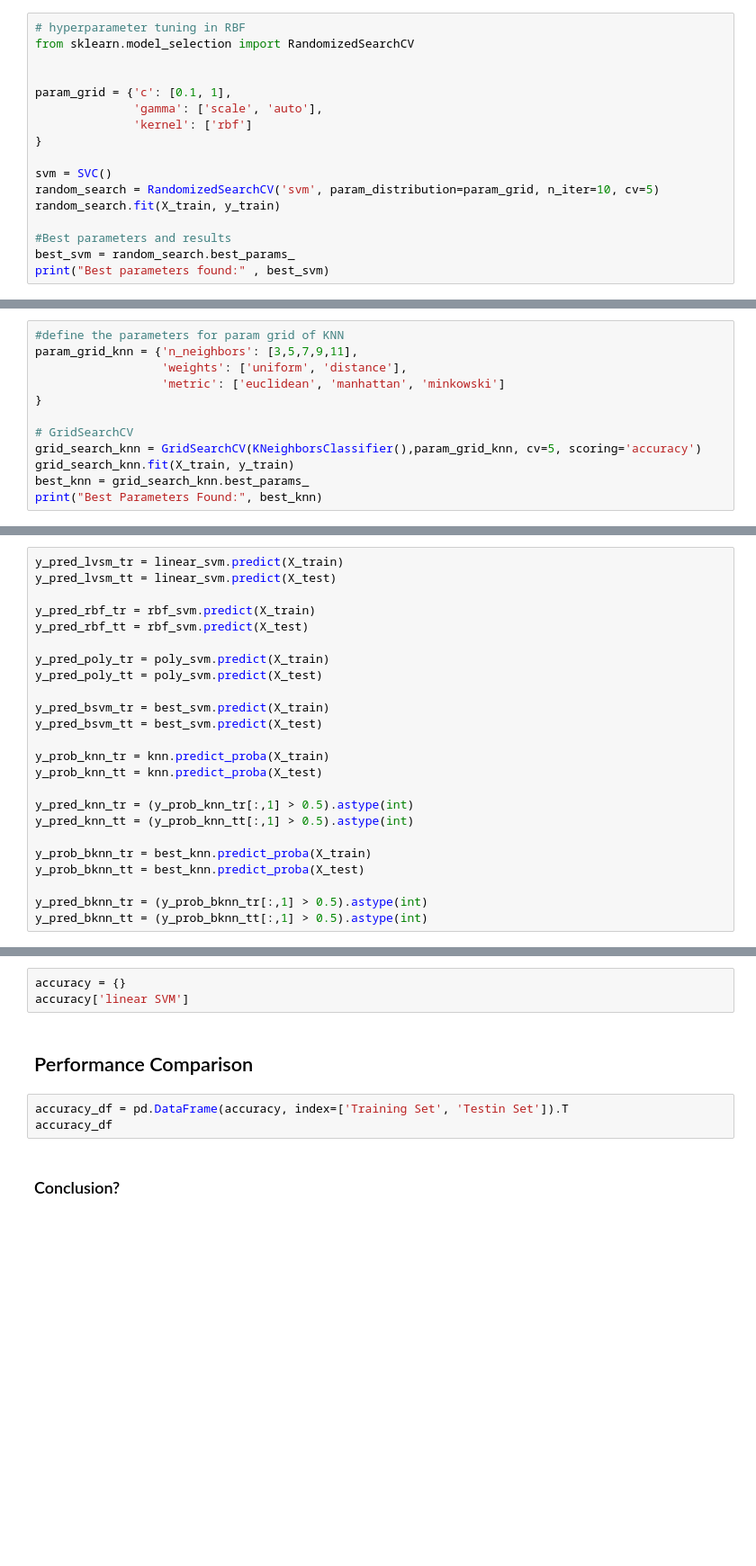
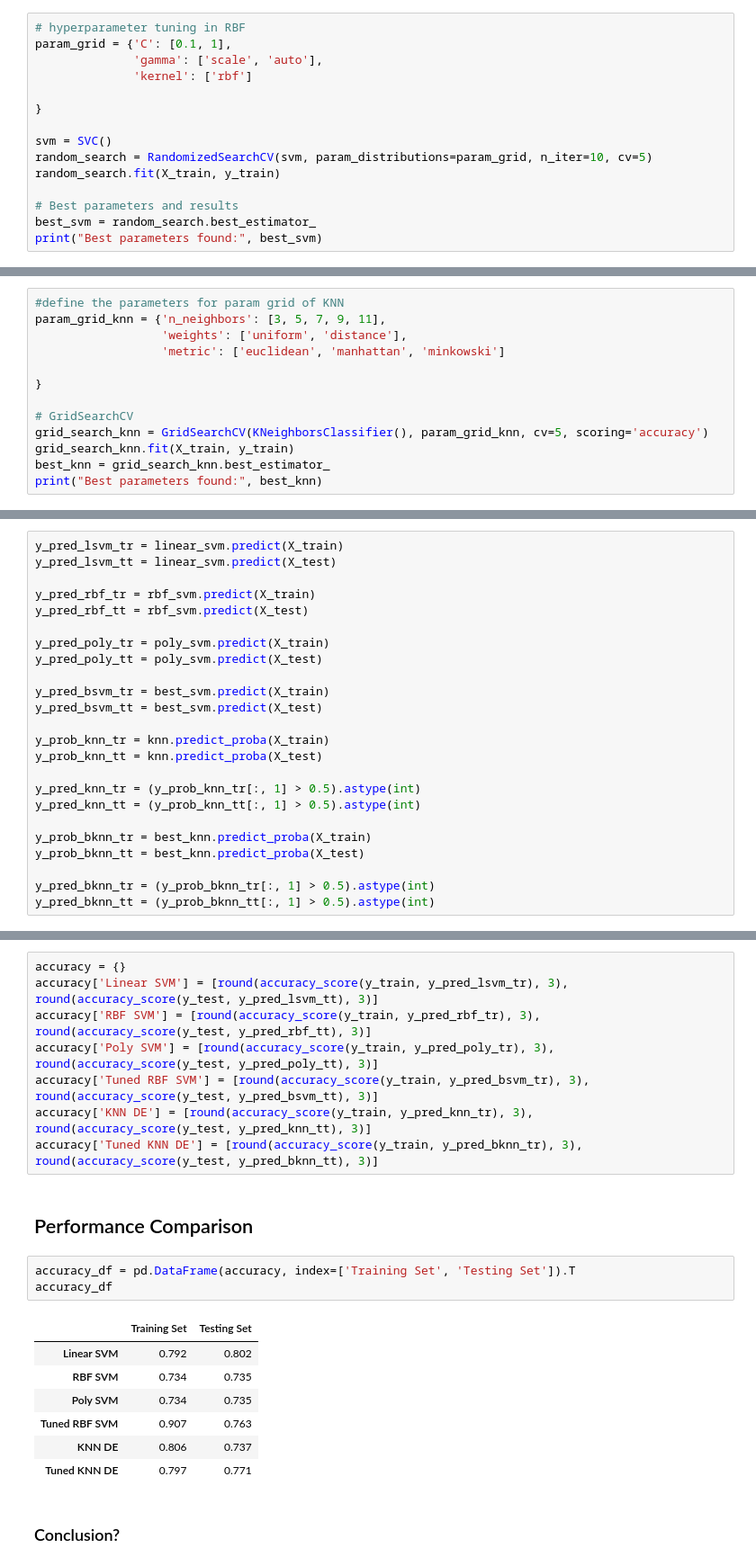
Before and after one commit to LucasChaney/CMPSCI4342, a Jupyter notebook: Activity_4/Activity_6.ipynb, the cells around one changed output, grey strips where cells are left out. Shown at 90% size. Drawn from its saved outputs; the diff is of its cells as text; blank space fills up the shorter version.

```diff
--- a/Activity_4/Activity_6.ipynb
+++ b/Activity_4/Activity_6.ipynb
@@ -188,18 +219,16 @@ poly_svm.fit(X_train, y_train)
 ### Hyperparameter tuning in RBF SVM
 # %%
 # hyperparameter tuning in RBF
-from sklearn.model_selection import RandomizedSearchCV
-
-
-param_grid = {'c': [0.1, 1],
+param_grid = {'C': [0.1, 1],
               'gamma': ['scale', 'auto'],
               'kernel': ['rbf']
+
 }
 
 svm = SVC()
-random_search = RandomizedSearchCV('svm', param_distribution=param_grid, n_iter=10, cv=5)
+random_search = RandomizedSearchCV(svm, param_distributions=param_grid, n_iter=10, cv=5)
 random_search.fit(X_train, y_train)
 
-#Best parameters and results
-best_svm = random_search.best_params_
-print("Best parameters found:" , best_svm)
+# Best parameters and results
+best_svm = random_search.best_estimator_
+print("Best parameters found:", best_svm)
@@ -217,13 +250,14 @@ knn.fit(X_train, y_train)
 ### Hyper parameter tuning
 # %%
 #define the parameters for param grid of KNN
-param_grid_knn = {'n_neighbors': [3,5,7,9,11],
+param_grid_knn = {'n_neighbors': [3, 5, 7, 9, 11],
                   'weights': ['uniform', 'distance'],
                   'metric': ['euclidean', 'manhattan', 'minkowski']
+
 }
 
 # GridSearchCV
-grid_search_knn = GridSearchCV(KNeighborsClassifier(),param_grid_knn, cv=5, scoring='accuracy')
+grid_search_knn = GridSearchCV(KNeighborsClassifier(), param_grid_knn, cv=5, scoring='accuracy')
 grid_search_knn.fit(X_train, y_train)
-best_knn = grid_search_knn.best_params_
-print("Best Parameters Found:", best_knn)
+best_knn = grid_search_knn.best_estimator_
+print("Best parameters found:", best_knn)
@@ -232,8 +268,8 @@ print("Best Parameters Found:", best_knn)
 # %% [markdown]
 #### Predictions
 # %%
-y_pred_lvsm_tr = linear_svm.predict(X_train)
-y_pred_lvsm_tt = linear_svm.predict(X_test)
+y_pred_lsvm_tr = linear_svm.predict(X_train)
+y_pred_lsvm_tt = linear_svm.predict(X_test)
 
 y_pred_rbf_tr = rbf_svm.predict(X_train)
 y_pred_rbf_tt = rbf_svm.predict(X_test)
@@ -247,23 +283,36 @@ y_pred_bsvm_tt = best_svm.predict(X_test)
 y_prob_knn_tr = knn.predict_proba(X_train)
 y_prob_knn_tt = knn.predict_proba(X_test)
 
-y_pred_knn_tr = (y_prob_knn_tr[:,1] > 0.5).astype(int)
-y_pred_knn_tt = (y_prob_knn_tt[:,1] > 0.5).astype(int)
+y_pred_knn_tr = (y_prob_knn_tr[:, 1] > 0.5).astype(int)
+y_pred_knn_tt = (y_prob_knn_tt[:, 1] > 0.5).astype(int)
 
 y_prob_bknn_tr = best_knn.predict_proba(X_train)
 y_prob_bknn_tt = best_knn.predict_proba(X_test)
 
-y_pred_bknn_tr = (y_prob_bknn_tr[:,1] > 0.5).astype(int)
-y_pred_bknn_tt = (y_prob_bknn_tt[:,1] > 0.5).astype(int)
+y_pred_bknn_tr = (y_prob_bknn_tr[:, 1] > 0.5).astype(int)
+y_pred_bknn_tt = (y_prob_bknn_tt[:, 1] > 0.5).astype(int)
 # %% [markdown]
 #### Performance Measurement
 # %%
 accuracy = {}
-accuracy['linear SVM']
+accuracy['Linear SVM'] = [round(accuracy_score(y_train, y_pred_lsvm_tr), 3), round(accuracy_score(y_test, y_pred_lsvm_tt), 3)]
+accuracy['RBF SVM'] = [round(accuracy_score(y_train, y_pred_rbf_tr), 3), round(accuracy_score(y_test, y_pred_rbf_tt), 3)]
+accuracy['Poly SVM'] = [round(accuracy_score(y_train, y_pred_poly_tr), 3), round(accuracy_score(y_test, y_pred_poly_tt), 3)]
+accuracy['Tuned RBF SVM'] = [round(accuracy_score(y_train, y_pred_bsvm_tr), 3), round(accuracy_score(y_test, y_pred_bsvm_tt), 3)]
+accuracy['KNN DE'] = [round(accuracy_score(y_train, y_pred_knn_tr), 3), round(accuracy_score(y_test, y_pred_knn_tt), 3)]
+accuracy['Tuned KNN DE'] = [round(accuracy_score(y_train, y_pred_bknn_tr), 3), round(accuracy_score(y_test, y_pred_bknn_tt), 3)]
 # %% [markdown]
 ## Performance Comparison
 # %%
-accuracy_df = pd.DataFrame(accuracy, index=['Training Set', 'Testin Set']).T
+accuracy_df = pd.DataFrame(accuracy, index=['Training Set', 'Testing Set']).T
 accuracy_df
+# %% [output]
+|  | Training Set | Testing Set |
+| Linear SVM | 0.792 | 0.802 |
+| RBF SVM | 0.734 | 0.735 |
+| Poly SVM | 0.734 | 0.735 |
+| Tuned RBF SVM | 0.907 | 0.763 |
+| KNN DE | 0.806 | 0.737 |
+| Tuned KNN DE | 0.797 | 0.771 |
 # %% [markdown]
 ### Conclusion?
```
Also changed, not shown: parts of 12 cells of this notebook.
